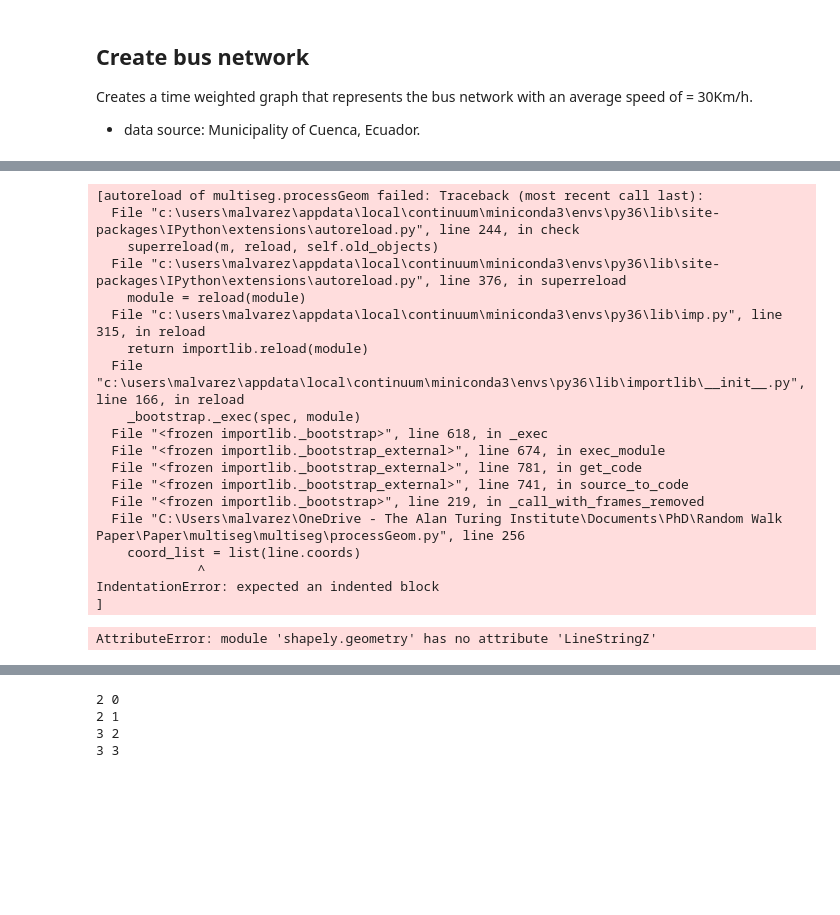
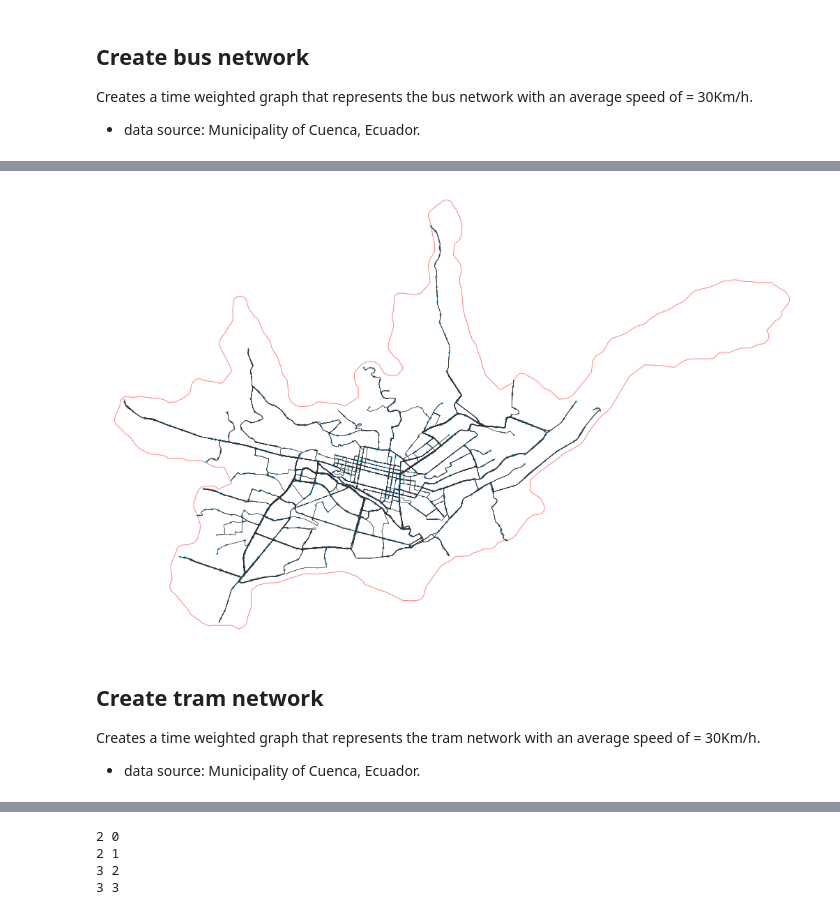
Before and after one commit to mateoneira/MultiplexSegregation, a Jupyter notebook: Multiplex_Segregation.ipynb, the cells around one changed output, grey strips where cells are left out. Drawn from its saved outputs; the diff is of its cells as text; code cells hidden in the pictures; blank space fills up the shorter version.

Commit message:
updated transport graphs

```diff
--- a/Multiplex_Segregation.ipynb
+++ b/Multiplex_Segregation.ipynb
@@ -29,8 +29,7 @@ input_folder = 'data'              #the input urban areas shapefiles folder
 urban_area = 'Sectores_EC.shp'
 blocks = 'blocks.shp'                    #the input shapefile name for block geometry
 busLine = 'bus_lines.shp'                #the input shapefile name for bus lines
-busStop = 'bus_stops'                    #the input file for all bus stop shaspes
-allFiles = glob.glob('{}/{}/*.shp'.format(input_folder, busStop)) #list of all bus stop shapes
+busStop = 'bus_stops.shp'                    #the input file for all bus stop shaspes
 tramLine = 'tram_lines.shp'              #the input shapefile name for tram lines
 tramStop = 'tram_stops.shp'              #the input shapefile name for tram stops
 icvIndex = 'blockICV.csv'    #the input csv for calculated ICV index
@@ -44,17 +43,10 @@ output_img = 'output_data/img'           #output folder to save figures
 #import shapefile as geopandas dataframe
 blocksGPD =  gpd.read_file('{}/{}'.format(input_folder, blocks))
 busLineGPD = gpd.read_file('{}/{}'.format(input_folder, busLine))
+busStopGPD = gpd.read_file('{}/{}'.format(input_folder, busStop))
 tramLineGPD = gpd.read_file('{}/{}'.format(input_folder, tramLine))
 tramStopGPD = gpd.read_file('{}/{}'.format(input_folder, tramStop))
 
-busStop_list = []
-
-for file_ in allFiles:
-    lineNum = file_.split('linea_',1)[1].split('.')[0]
-    df = gpd.read_file(file_)
-    df['lineNum'] = int(lineNum)
-    busStop_list.append(df)
-busStopGPD = gpd.GeoDataFrame(pd.concat(busStop_list, ignore_index = True))
 
 #import ICV index as pandas dataframe
 icvIndexDf = pd.read_csv('{}/{}'.format(input_folder, icvIndex), dtype = {
@@ -126,4 +118,11 @@ Creates a time weighted graph that represents the bus network with an average sp
 * data source: Municipality of Cuenca, Ecuador.
 # %%
 # creates bus network from lines and stops shape file
-bus_network = ms.create_bus_network(busLineGPD, busStopGPD, area, speed = 30)
+bus_network = ms.transport_graph_from_lines_stops(busLineGPD,
+                                                  busStopGPD,
+                                                  boundaryGPD,
+                                                  speed = 30,
+                                                  group_lines_by = "LINEA",
+                                                  group_stops_by = "lineNum",
+                                                  lines_data = {"LINEA": "line", "RUTA":"route"},
+                                                  stops_data = {'C2': 'name', 'N_líneas': 'number_of_lines'})
@@ -172,24 +129,10 @@ temp = stops_subset[stops_subset.intersects(buffered_stops[1])]
-# %%
-for geom in tramLineGPD.geometry:
-    print(isinstance(geom, geometry.LineStringZ))
-# %% [output]
-[autoreload of multiseg.processGeom failed: Traceback (most recent call last):
-  File "c:\users\malvarez\appdata\local\continuum\miniconda3\envs\py36\lib\site-packages\IPython\extensions\autoreload.py", line 244, in check
-    superreload(m, reload, self.old_objects)
-  File "c:\users\malvarez\appdata\local\continuum\miniconda3\envs\py36\lib\site-packages\IPython\extensions\autoreload.py", line 376, in superreload
-    module = reload(module)
-  File "c:\users\malvarez\appdata\local\continuum\miniconda3\envs\py36\lib\imp.py", line 315, in reload
-    return importlib.reload(module)
-  File "c:\users\malvarez\appdata\local\continuum\miniconda3\envs\py36\lib\importlib\__init__.py", line 166, in reload
-    _bootstrap._exec(spec, module)
-  File "<frozen importlib._bootstrap>", line 618, in _exec
-  File "<frozen importlib._bootstrap_external>", line 674, in exec_module
-  File "<frozen importlib._bootstrap_external>", line 781, in get_code
-  File "<frozen importlib._bootstrap_external>", line 741, in source_to_code
-  File "<frozen importlib._bootstrap>", line 219, in _call_with_frames_removed
-  File "C:\Users\malvarez\OneDrive - The Alan Turing Institute\Documents\PhD\Random Walk Paper\Paper\multiseg\multiseg\processGeom.py", line 256
-    coord_list = list(line.coords)
-             ^
-IndentationError: expected an indented block
-]
-AttributeError: module 'shapely.geometry' has no attribute 'LineStringZ'
+# %%
+ms.plot_network(bus_network, boundary)
+# %% [output]
+[figure, added]
+# %% [markdown]
+## Create tram network
+
+Creates a time weighted graph that represents the tram network with an average speed of = 30Km/h.
+
+* data source: Municipality of Cuenca, Ecuador.
```
Also changed, not shown: parts of 25 cells of this notebook, 2 other files.
